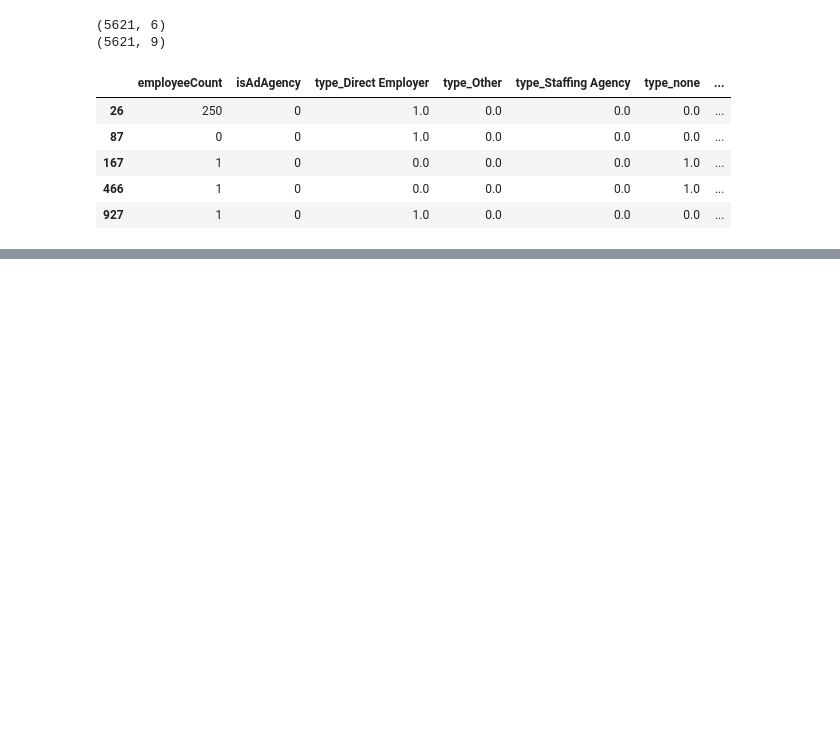
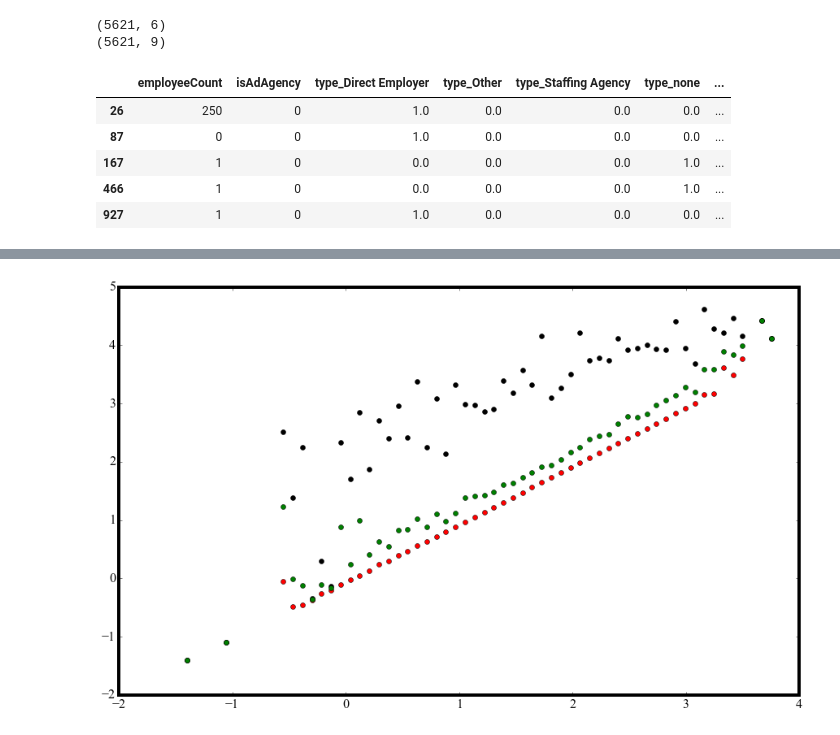
Before and after one commit to gmsardane/employer-ltv, a Jupyter notebook: ltv-calculation.ipynb, the cells around one changed output, grey strips where cells are left out. Saved outputs shown, nothing was run; the diff lists cells and outputs as text; code cells hidden in the pictures; blank space fills up the shorter version.

```diff
--- a/ltv-calculation.ipynb
+++ b/ltv-calculation.ipynb
@@ -655,0 +519,7 @@ a
+# %%
+test_data.loc[test_data['cost_first_four_weeks'] == 0, 'cost_first_four_weeks'] = 1e-3
+to_bin_1k = np.log10(test_data[['cost', 'cost_first_four_weeks']])
+hist, bin_edges = np.histogram(to_bin_1k['cost_first_four_weeks'], bins=80)
+categories = pd.cut(to_bin_1k['cost_first_four_weeks'], bin_edges)
+to_bin_1k['categories'] = pd.cut(to_bin_1k['cost_first_four_weeks'], bin_edges)
+to_bin_1k.head()
@@ -655,0 +533,13 @@ a
+# %%
+
+g = pd.groupby(to_bin_1k['cost'], to_bin_1k['categories'])
+mean2 = g.mean()
+std2 = g.std(0)
+medians2 =  g.median()
+mins = g.min()
+maxs = g.max()
+plt.plot(bin_edges[1:], mins, 'ro');
+plt.plot(bin_edges[1:], maxs, 'ko');
+plt.plot(bin_edges[1:], mean2, 'go');
+# %% [output]
+[figure, added]
```
Also changed, not shown: parts of 43 cells of this notebook.
